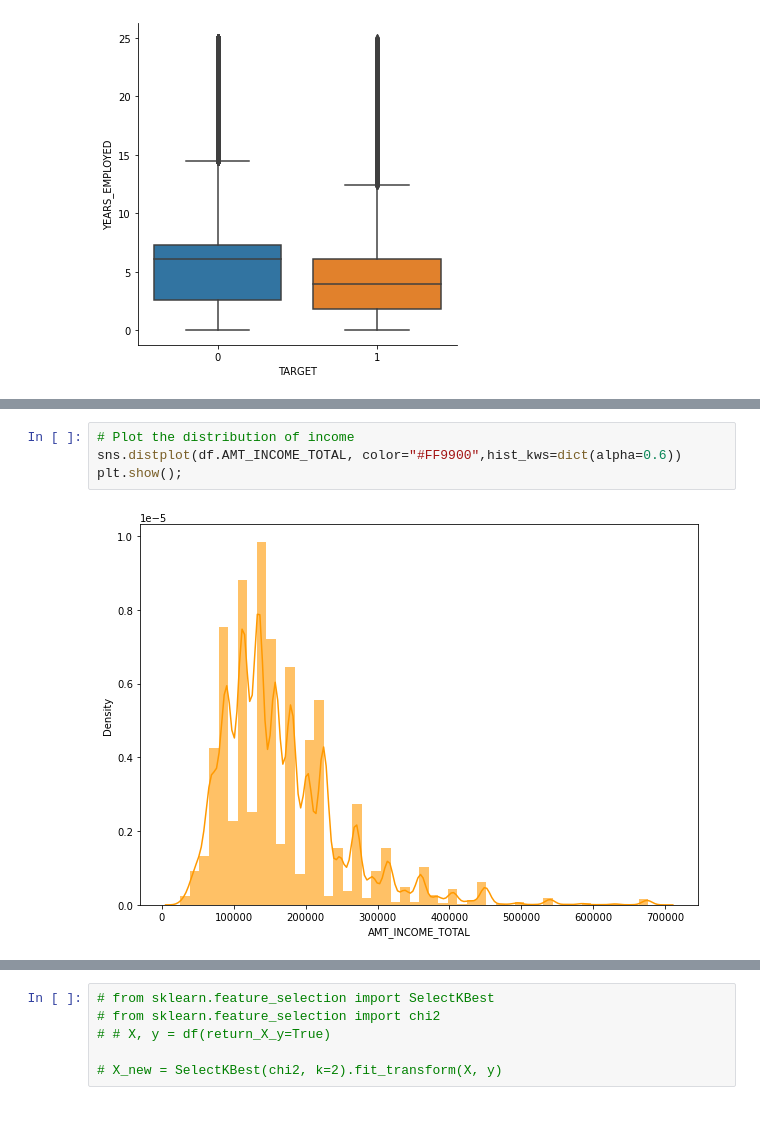
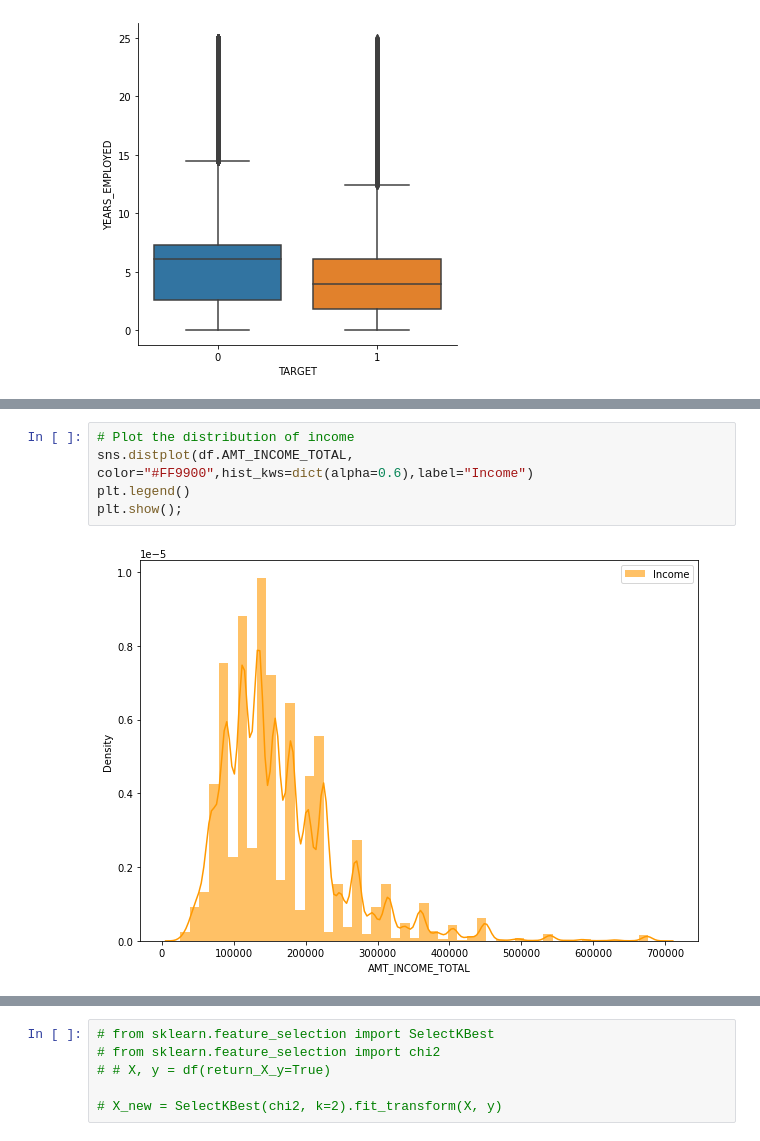
Before and after one commit to SharelCooper/LoanDefaultAnalysisAndMLPredicton, a Jupyter notebook: Loan Defualt Project .ipynb, the cells around one changed output, grey strips where cells are left out. Drawn from its saved outputs; the diff is of its cells as text.

```diff
--- a/Loan Defualt Project .ipynb
+++ b/Loan Defualt Project .ipynb
@@ -812,6 +819,7 @@ plt.show();
 # %%
 # Plot the distribution of income
-sns.distplot(df.AMT_INCOME_TOTAL, color="#FF9900",hist_kws=dict(alpha=0.6))
+sns.distplot(df.AMT_INCOME_TOTAL, color="#FF9900",hist_kws=dict(alpha=0.6),label="Income")
+plt.legend()
 plt.show();
 # %% [output]
-[figure, old version]
+[figure, new version]
```
Also changed, not shown: parts of 15 cells of this notebook.
